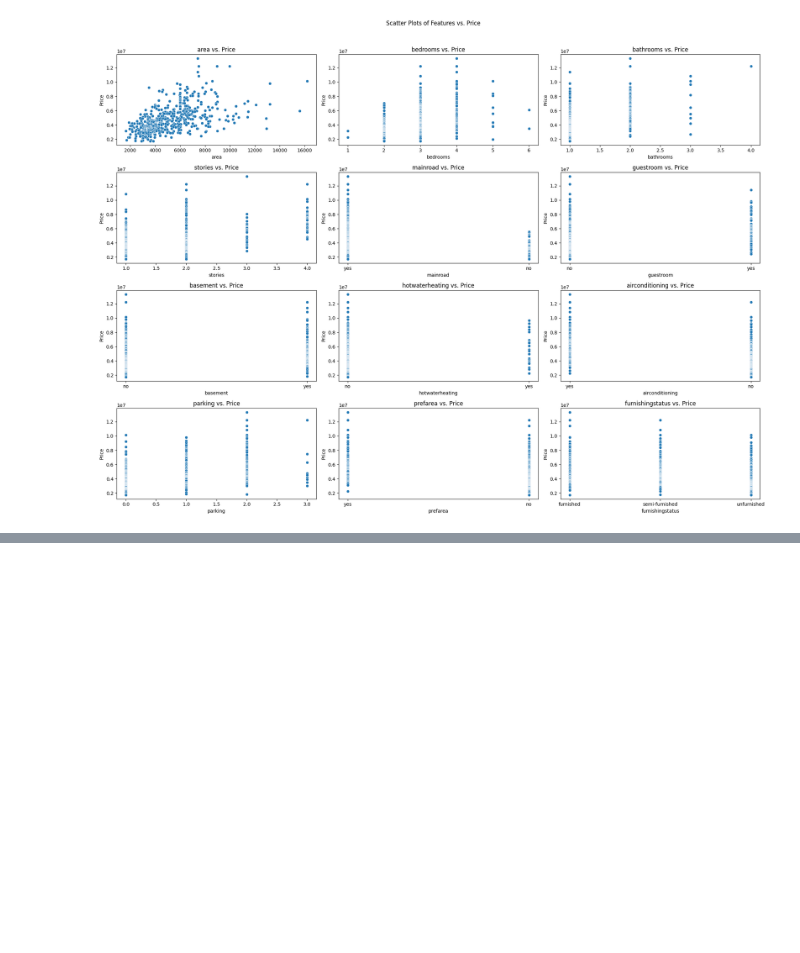
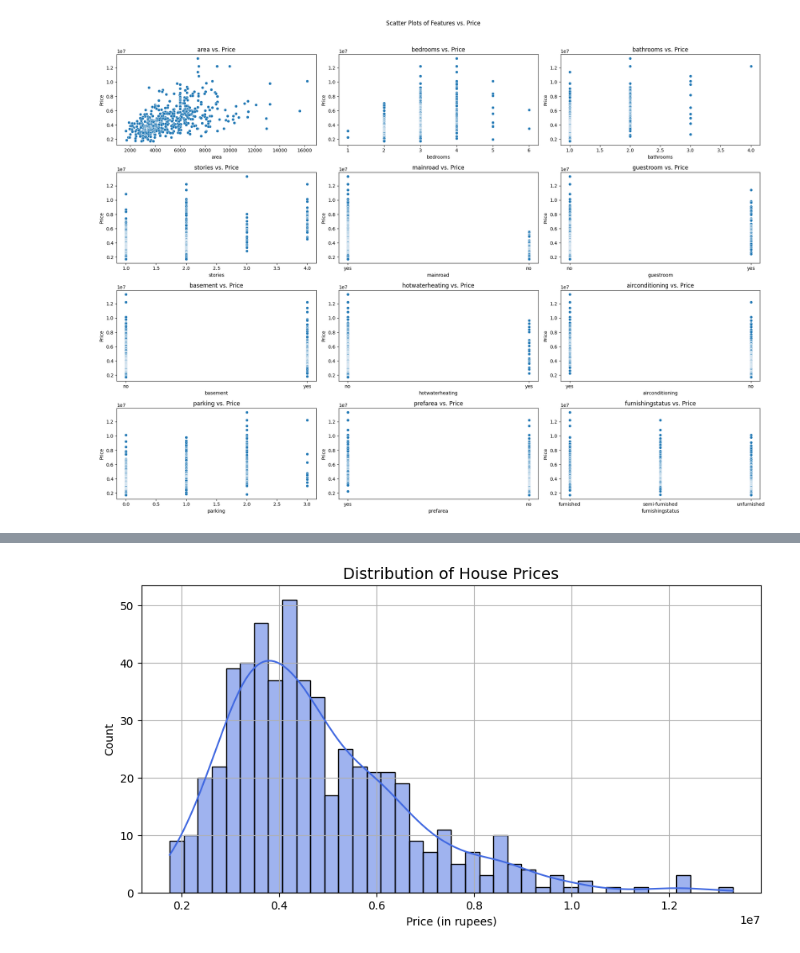
Before and after one commit to aryaniitb/House-Price-Prediction, a Jupyter notebook: MLHOUSING.ipynb, the cells around one changed output, grey strips where cells are left out. Cells and saved outputs as stored; diff of their text form; code cells hidden in the pictures; blank space fills up the shorter version.

```diff
--- a/MLHOUSING.ipynb
+++ b/MLHOUSING.ipynb
@@ -106,0 +174,14 @@ dtype: int64
+# %%
+import matplotlib.pyplot as plt
+import seaborn as sns
+
+# Plot original price distribution
+plt.figure(figsize=(10, 5))
+sns.histplot(df['price'], bins=40, kde=True, color='royalblue')
+plt.title('Distribution of House Prices', fontsize=14)
+plt.xlabel('Price (in rupees)')
+plt.ylabel('Count')
+plt.grid(True)
+plt.show()
+# %% [output]
+[figure, added]
```
Also changed, not shown: parts of 128 cells of this notebook, 2 other files.
